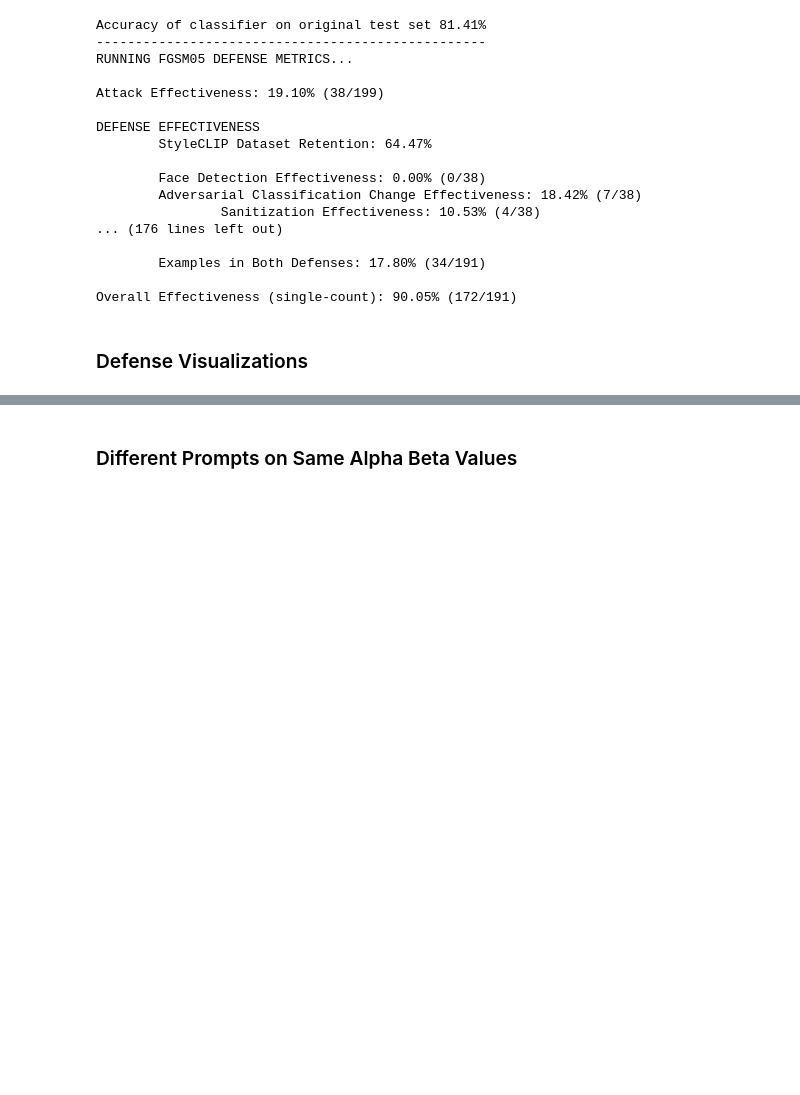
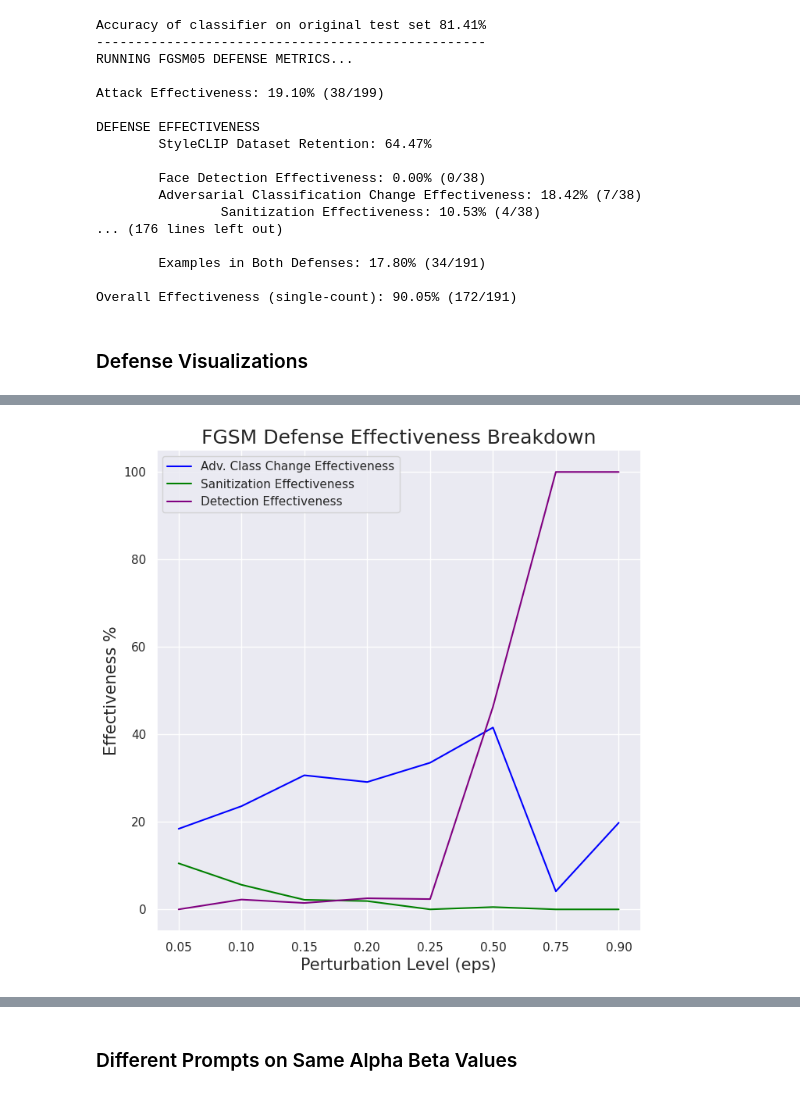
Before and after one commit to hassledw/StyleCLIP_Defense, a Jupyter notebook: celeb_metrics.ipynb, the cells around one changed output, grey strips where cells are left out. Saved outputs shown, nothing was run; the diff lists cells and outputs as text; code cells hidden in the pictures; blank space fills up the shorter version.

```diff
--- a/celeb_metrics.ipynb
+++ b/celeb_metrics.ipynb
@@ -233,3 +233,35 @@ plt.show()
+# %%
+# Sample data
+x = ["0.05", "0.10", "0.15", "0.20", "0.25", "0.50", "0.75", "0.90"]
+cls05, san05, det05 = fgsm05defense["class_change"][0], fgsm05defense["sanitization"][0], fgsm05defense["face_det"][0]
+cls10, san10, det10 = fgsm10defense["class_change"][0], fgsm10defense["sanitization"][0], fgsm10defense["face_det"][0]
+cls15, san15, det15 = fgsm15defense["class_change"][0], fgsm15defense["sanitization"][0], fgsm15defense["face_det"][0]
+cls20, san20, det20 = fgsm20defense["class_change"][0], fgsm20defense["sanitization"][0], fgsm20defense["face_det"][0]
+cls25, san25, det25 = fgsm25defense["class_change"][0], fgsm25defense["sanitization"][0], fgsm25defense["face_det"][0]
+cls50, san50, det50 = fgsm50defense["class_change"][0], fgsm50defense["sanitization"][0], fgsm50defense["face_det"][0]
+cls75, san75, det75 = fgsm75defense["class_change"][0], fgsm75defense["sanitization"][0], fgsm75defense["face_det"][0]
+cls90, san90, det90 = fgsm90defense["class_change"][0], fgsm90defense["sanitization"][0], fgsm90defense["face_det"][0]
+
+y1 = [cls05, cls10, cls15, cls20, cls25, cls50, cls75, cls90]
+y2 = [san05, san10, san15, san20, san25, san50, san75, san90]
+y3 = [det05, det10, det15, det20, det25, det50, det75, det90]
+
+df = pd.DataFrame({'X': x, 'Line 1': y1, 'Line 2': y2, 'Line 3': y3})
+plt.figure(figsize=(8,8))
+# Use Seaborn to plot the lines
+sns.set(style="darkgrid")
+sns.lineplot(x='X', y='Line 1', data=df, c="blue", label='Adv. Class Change Effectiveness')
+sns.lineplot(x='X', y='Line 2', data=df, c="green", label='Sanitization Effectiveness')
+sns.lineplot(x='X', y='Line 3', data=df, c="purple", label='Detection Effectiveness')
+
+# Show the plot
+plt.title("FGSM Defense Effectiveness Breakdown", fontsize=18)
+plt.xlabel("Perturbation Level (eps)", fontsize=15)
+plt.ylabel("Effectiveness %", fontsize=15)
+plt.legend()
+plt.show()
+# %% [output]
+[figure, added]
 # %%
 # Sample data
 x = ["(0.10, 0.10)", "(0.20, 0.10)", "(0.20, 0.20)", "(0.50, 0.50)"]
```
Also changed, not shown: parts of 7 cells of this notebook, 5 other files.
